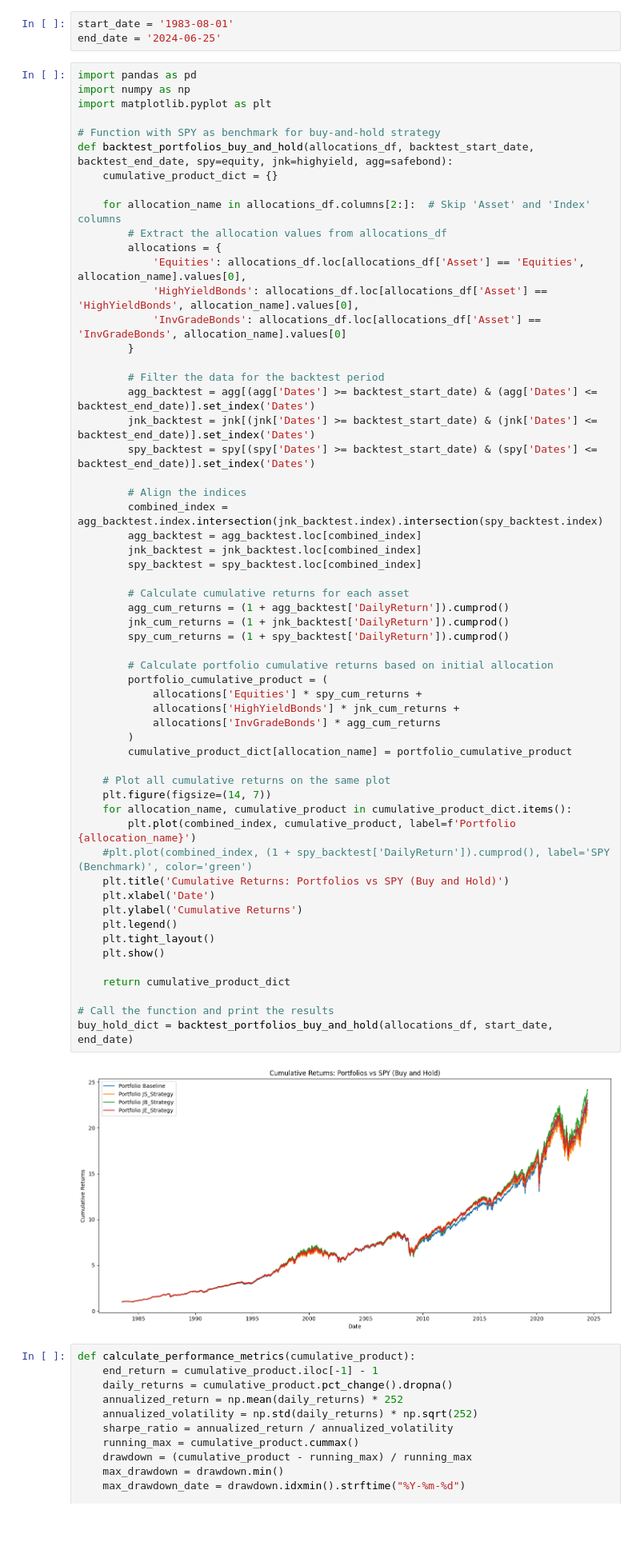
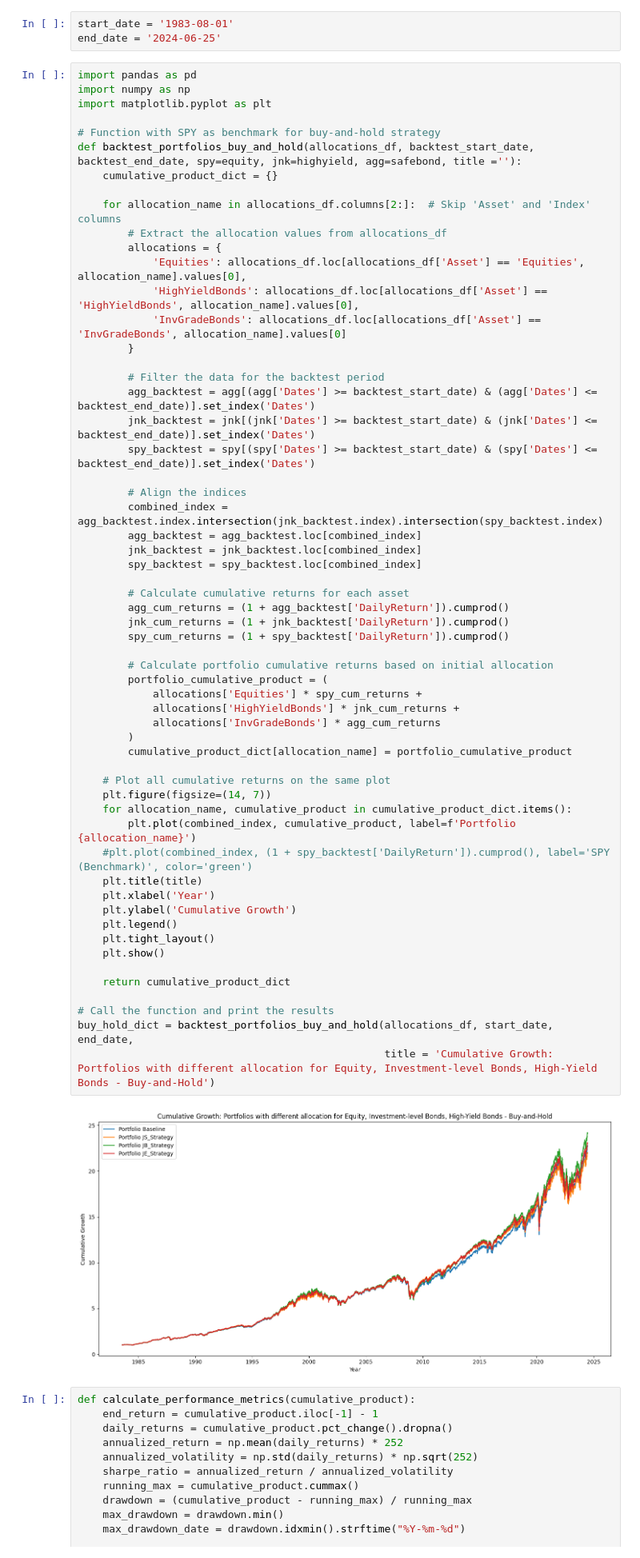
Before and after one commit to XiaozheZhangLehigh/Evaluating-the-Role-of-High-Yield-Bonds, a Jupyter notebook: NewData_Rebalancing_Code.ipynb, the cells around one changed output. Shown at 80% size. Saved outputs shown, nothing was run; the diff lists cells and outputs as text; blank space fills up the shorter version.

Commit message:
update for plot, need to be fixed

```diff
--- a/NewData_Rebalancing_Code.ipynb
+++ b/NewData_Rebalancing_Code.ipynb
@@ -72,7 +72,7 @@ import numpy as np
 import matplotlib.pyplot as plt
 
 # Function with SPY as benchmark for buy-and-hold strategy
-def backtest_portfolios_buy_and_hold(allocations_df, backtest_start_date, backtest_end_date, spy=equity, jnk=highyield, agg=safebond):
+def backtest_portfolios_buy_and_hold(allocations_df, backtest_start_date, backtest_end_date, spy=equity, jnk=highyield, agg=safebond, title =''):
     cumulative_product_dict = {}
 
     for allocation_name in allocations_df.columns[2:]:  # Skip 'Asset' and 'Index' columns
@@ -93,38 +93,39 @@ def backtest_portfolios_buy_and_hold(allocations_df, backtest_start_date, backte
         agg_backtest = agg_backtest.loc[combined_index]
         jnk_backtest = jnk_backtest.loc[combined_index]
         spy_backtest = spy_backtest.loc[combined_index]
 
         # Calculate cumulative returns for each asset
         agg_cum_returns = (1 + agg_backtest['DailyReturn']).cumprod()
         jnk_cum_returns = (1 + jnk_backtest['DailyReturn']).cumprod()
         spy_cum_returns = (1 + spy_backtest['DailyReturn']).cumprod()
 
         # Calculate portfolio cumulative returns based on initial allocation
         portfolio_cumulative_product = (
             allocations['Equities'] * spy_cum_returns +
             allocations['HighYieldBonds'] * jnk_cum_returns +
             allocations['InvGradeBonds'] * agg_cum_returns
         )
         cumulative_product_dict[allocation_name] = portfolio_cumulative_product
 
     # Plot all cumulative returns on the same plot
     plt.figure(figsize=(14, 7))
     for allocation_name, cumulative_product in cumulative_product_dict.items():
         plt.plot(combined_index, cumulative_product, label=f'Portfolio {allocation_name}')
     #plt.plot(combined_index, (1 + spy_backtest['DailyReturn']).cumprod(), label='SPY (Benchmark)', color='green')
-    plt.title('Cumulative Returns: Portfolios vs SPY (Buy and Hold)')
-    plt.xlabel('Date')
-    plt.ylabel('Cumulative Returns')
+    plt.title(title)
+    plt.xlabel('Year')
+    plt.ylabel('Cumulative Growth')
     plt.legend()
     plt.tight_layout()
     plt.show()
 
     return cumulative_product_dict
 
 # Call the function and print the results
-buy_hold_dict = backtest_portfolios_buy_and_hold(allocations_df, start_date, end_date)
+buy_hold_dict = backtest_portfolios_buy_and_hold(allocations_df, start_date, end_date,
+                                                 title = 'Cumulative Growth: Portfolios with different allocation for Equity, Investment-level Bonds, High-Yield Bonds - Buy-and-Hold')
 # %% [output]
-[figure, old version]
+[figure, new version]
 # %%
 def calculate_performance_metrics(cumulative_product):
     end_return = cumulative_product.iloc[-1] - 1
```
Also changed, not shown: parts of 12 cells of this notebook.
